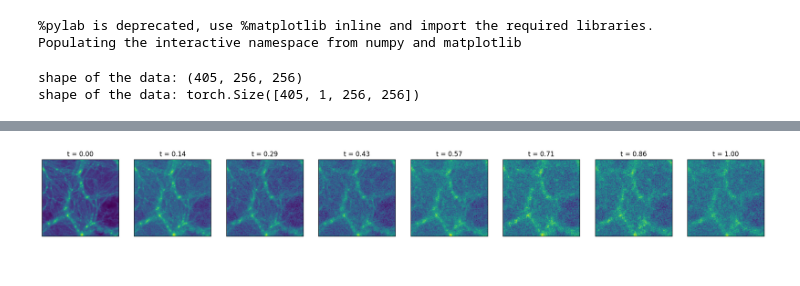
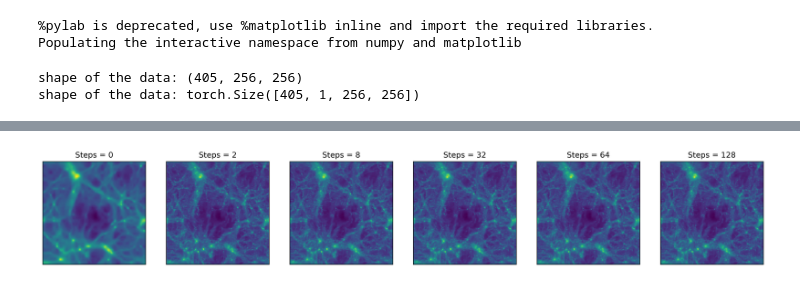
Before and after one commit to yueyingn/ML-Hackathon-2024, a Jupyter notebook: flow_matching_hack/EDA.ipynb, the cells around one changed output, grey strips where cells are left out. Saved outputs shown, nothing was run; the diff lists cells and outputs as text; code cells hidden in the pictures.

Commit message:
fm converges very quickly

```diff
--- a/flow_matching_hack/EDA.ipynb
+++ b/flow_matching_hack/EDA.ipynb
@@ -463,18 +485,23 @@ wandb: Currently logged in as: floppy. Use `wandb login --relogin` to force relo
-# %%
-# Adding Noise
-times = torch.Tensor(np.linspace(0.,1., 8), )
-
-fig, ax = plt.subplots(ncols=len(times),figsize=(24,4))
-for i, time in enumerate(times):
-    epsilon = torch.randn_like(lr_img[0])
-    noisy_sample = flow_matching.fm.sample_xt(hr_img[0], lr_img[0],torch.Tensor([time]), epsilon)
-    x = noisy_sample.squeeze().cpu().numpy()
-    x = np.moveaxis(x,0,-1)
-    ax[i].imshow(x)
-    ax[i].set_xticks([])
-    ax[i].set_yticks([])
-    ax[i].set_title(f't = {time:.2f}')
-
-# fig.savefig('gal-diffusion.png',dpi=100,bbox_inches='tight')
-# %% [output]
-[figure, removed]
+# %%
+lr_img, hr_img = dataset[0]
+# %%
+# convergence with number of steps
+
+steps = [2,8,32,64,128]
+sampled_images = []
+for stepping in steps:
+    sampled_images.append(flow_matching.fm.sample(lr_img.cuda()[None], n_sampling_steps=stepping))
+# %%
+fig, ax = plt.subplots(ncols=6, figsize=(20,6))
+one_step_pred = lr_img.cuda() + flow_matching.fm.velocity_model(torch.Tensor([0.]).cuda(), lr_img.cuda()[None])
+ax[0].set_title(f'Steps = 0')
+ax[0].imshow(one_step_pred[0].detach().cpu().numpy()[0].squeeze())
+ax[0].set_xticks([])
+ax[0].set_yticks([])
+for i, step in enumerate(steps):
+    ax[i+1].set_title(f'Steps = {step}')
+    ax[i+1].imshow(sampled_images[i].detach().cpu().numpy()[0].squeeze())
+    ax[i+1].set_xticks([])
+    ax[i+1].set_yticks([])
+# %% [output]
+[figure, added]
```
Also changed, not shown: parts of 6 cells of this notebook.
